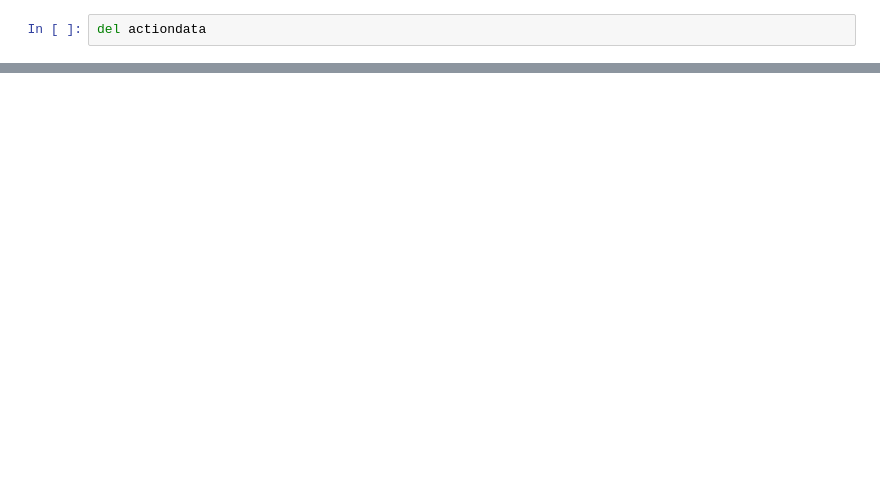
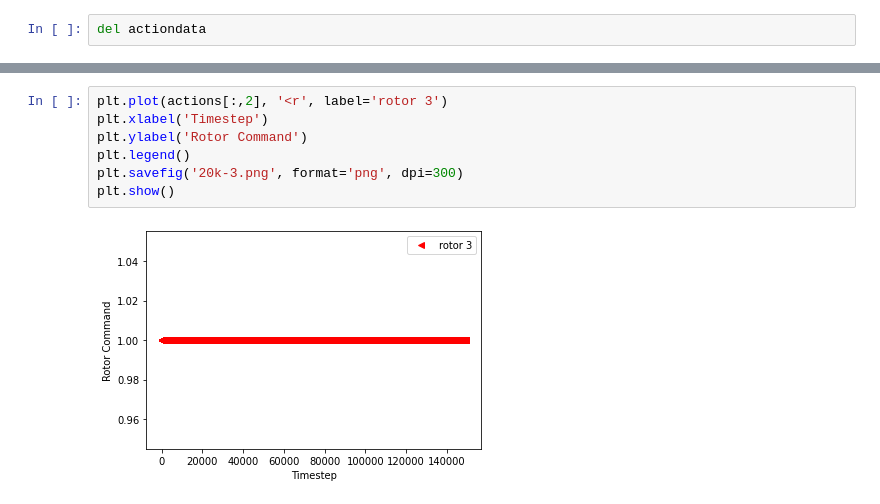
Before and after one commit to odegnome/dcode, a Jupyter notebook: scripts/DebugActions.ipynb, the cells around one changed output, grey strips where cells are left out. Saved outputs shown, nothing was run; the diff lists cells and outputs as text; blank space fills up the shorter version.

```diff
--- a/scripts/DebugActions.ipynb
+++ b/scripts/DebugActions.ipynb
@@ -48,0 +47,9 @@ plt.show()
+# %%
+plt.plot(actions[:,2], '<r', label='rotor 3')
+plt.xlabel('Timestep')
+plt.ylabel('Rotor Command')
+plt.legend()
+plt.savefig('20k-3.png', format='png', dpi=300)
+plt.show()
+# %% [output]
+[figure, added]
```
Also changed, not shown: parts of 8 cells of this notebook, 14 other files.
